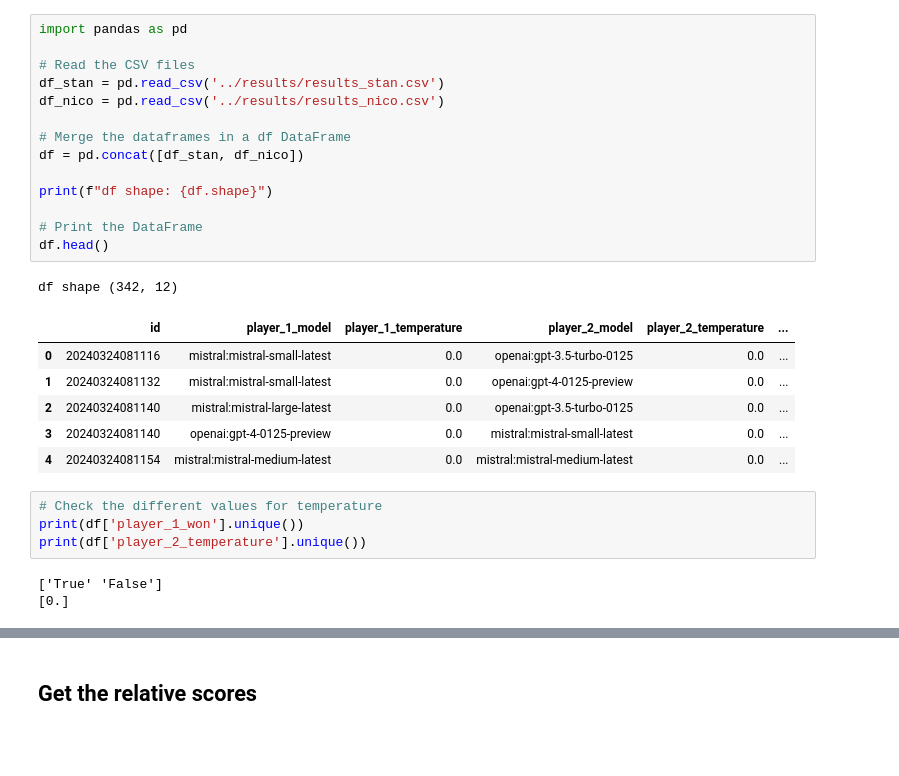
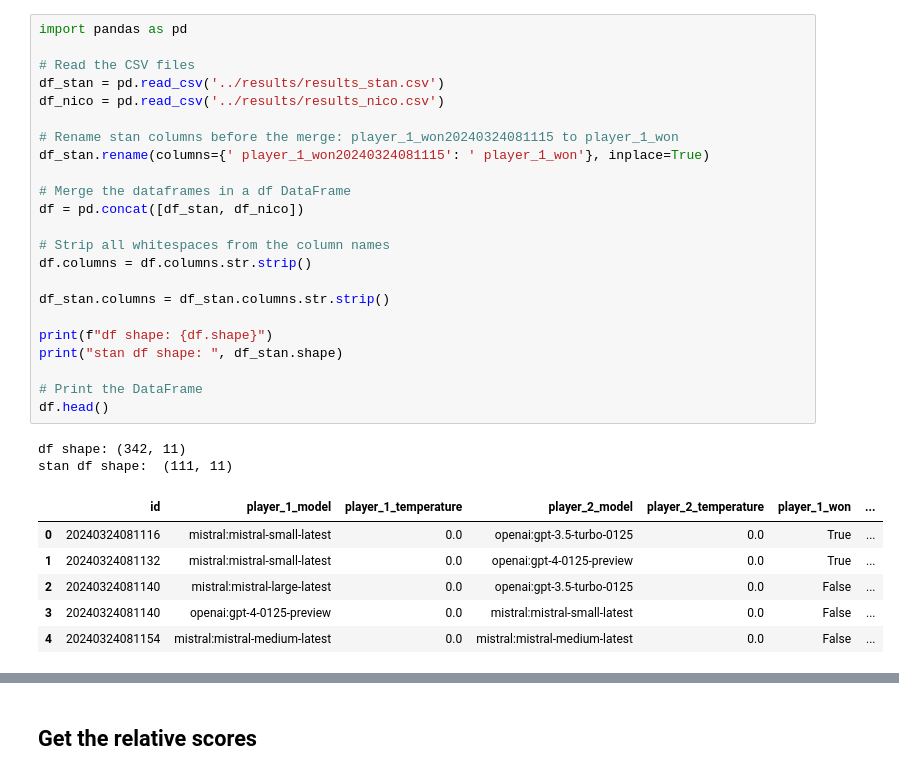
Before and after one commit to OpenGenerativeAI/llm-colosseum, a Jupyter notebook: notebooks/dashboard.ipynb, the cells around one changed output, grey strips where cells are left out. Drawn from its saved outputs; the diff is of its cells as text; blank space fills up the shorter version.

```diff
--- a/notebooks/dashboard.ipynb
+++ b/notebooks/dashboard.ipynb
@@ -1,29 +1,32 @@
 # %%
 import pandas as pd
 
 # Read the CSV files
 df_stan = pd.read_csv('../results/results_stan.csv')
 df_nico = pd.read_csv('../results/results_nico.csv')
 
+# Rename stan columns before the merge: player_1_won20240324081115 to player_1_won
+df_stan.rename(columns={' player_1_won20240324081115': ' player_1_won'}, inplace=True)
+
 # Merge the dataframes in a df DataFrame
 df = pd.concat([df_stan, df_nico])
 
+# Strip all whitespaces from the column names
+df.columns = df.columns.str.strip()
+
+df_stan.columns = df_stan.columns.str.strip()
+
 print(f"df shape: {df.shape}")
+print("stan df shape: ", df_stan.shape)
 
 # Print the DataFrame
 df.head()
 # %% [output]
-df shape (342, 12)
+df shape: (342, 11)
+stan df shape:  (111, 11)
-|  | id | player_1_model | player_1_temperature | player_2_model | player_2_temperature | ... |
-| 0 | 20240324081116 | mistral:mistral-small-latest | 0.0 | openai:gpt-3.5-turbo-0125 | 0.0 | ... |
-| 1 | 20240324081132 | mistral:mistral-small-latest | 0.0 | openai:gpt-4-0125-preview | 0.0 | ... |
-| 2 | 20240324081140 | mistral:mistral-large-latest | 0.0 | openai:gpt-3.5-turbo-0125 | 0.0 | ... |
-| 3 | 20240324081140 | openai:gpt-4-0125-preview | 0.0 | mistral:mistral-small-latest | 0.0 | ... |
-| 4 | 20240324081154 | mistral:mistral-medium-latest | 0.0 | mistral:mistral-medium-latest | 0.0 | ... |
+|  | id | player_1_model | player_1_temperature | player_2_model | player_2_temperature | player_1_won | ... |
+| 0 | 20240324081116 | mistral:mistral-small-latest | 0.0 | openai:gpt-3.5-turbo-0125 | 0.0 | True | ... |
+| 1 | 20240324081132 | mistral:mistral-small-latest | 0.0 | openai:gpt-4-0125-preview | 0.0 | True | ... |
+| 2 | 20240324081140 | mistral:mistral-large-latest | 0.0 | openai:gpt-3.5-turbo-0125 | 0.0 | False | ... |
+| 3 | 20240324081140 | openai:gpt-4-0125-preview | 0.0 | mistral:mistral-small-latest | 0.0 | False | ... |
+| 4 | 20240324081154 | mistral:mistral-medium-latest | 0.0 | mistral:mistral-medium-latest | 0.0 | False | ... |
-# %%
-# Check the different values for temperature
-print(df['player_1_won'].unique())
-print(df['player_2_temperature'].unique())
-# %% [output]
-['True' 'False']
-[0.]
```
Also changed, not shown: parts of 16 cells of this notebook, 1 other file.
